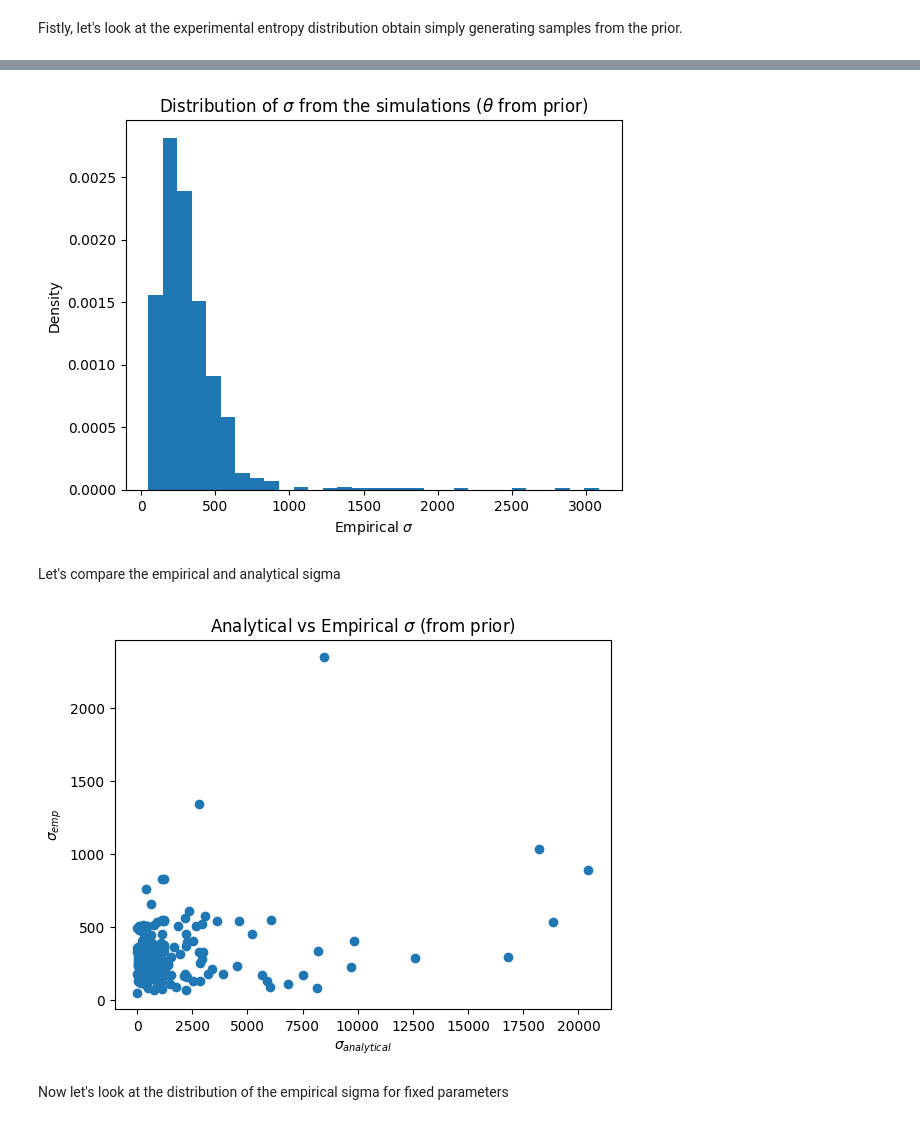
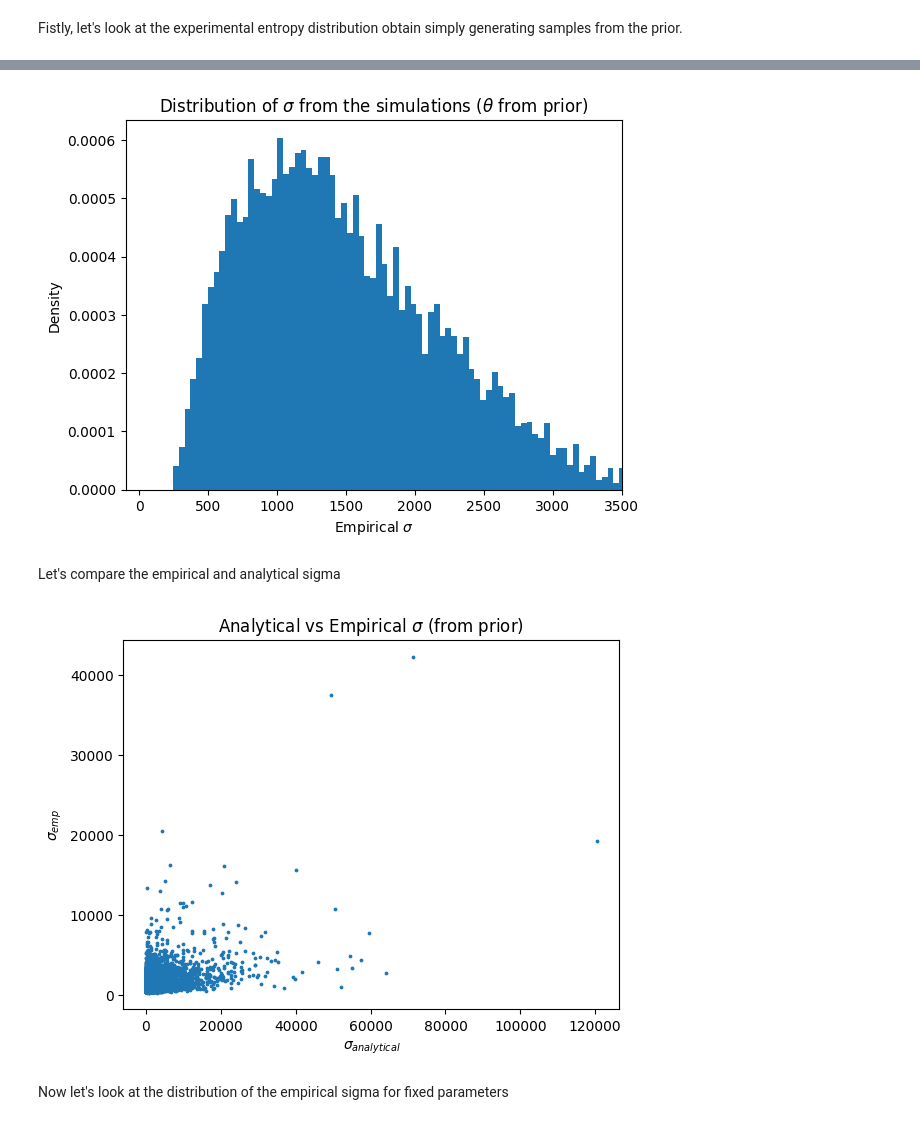
Before and after one commit to jacopocarotenuto/SBI_RedBloodCells, a Jupyter notebook: results.ipynb, the cells around one changed output, grey strips where cells are left out. Saved outputs shown, nothing was run; the diff lists cells and outputs as text; code cells hidden in the pictures.

Commit message:
some statistical data

```diff
--- a/results.ipynb
+++ b/results.ipynb
@@ -433,0 +432,26 @@ Wall time: 7min 29s
+# %%
+%%time
+# Compute the obtained entropy production priors, individually for each simulation
+emp_sigma_from_prior = np.array([])
+sigma_from_prior = np.array([])
+
+n_sim = int(1e4)
+n_batch = int(1e2)
+
+print("Computing %d simulations in %d batches" % (n_batch*(n_sim//n_batch), n_sim//n_batch))
+for i in tqdm(range(n_sim//n_batch)):
+    # Simulate the dynamics
+    theta, theta_torch, prior_box = get_theta_from_prior(prior_limits, n_batch)
+    x_trace, f_trace, y_trace = Simulator_noGPU(dt, DeltaT, TotalT, n_batch, theta)
+
+    # Compute the empirical entropy production
+    _, _, _, emp_sigma_vec = compute_entropy_production(x_trace, y_trace, f_trace, theta, n_batch)
+    emp_sigma_from_prior = np.concatenate((emp_sigma_from_prior, emp_sigma_vec))
+
+    # Compute the analytical entropy production
+    sigma_vec, _ = compute_entropy_2(theta, n_batch)
+    sigma_from_prior = np.concatenate((sigma_from_prior, sigma_vec))
+
+    # Clear the memory (for safety)
+    #del theta, theta_torch, prior_box, x_trace, f_trace, y_trace
+    #del emp_sigma_vec, sigma_vec
@@ -434,19 +462,36 @@ Wall time: 7min 29s
+# %%
+action = "load"
+
+if action == "save":
+    with open("data/sigma_from_prior.pkl", 'wb') as f:
+        pickle.dump(sigma_from_prior, f)
+
+    with open("data/emp_sigma_from_prior.pkl", 'wb') as f:
+        pickle.dump(emp_sigma_from_prior, f)
+
+if action == "load":
+    with open("data/sigma_from_prior.pkl", 'rb') as f:
+        sigma_from_prior = pickle.load(f)
+
+    with open("data/emp_sigma_from_prior.pkl", 'rb') as f:
+        emp_sigma_from_prior = pickle.load(f)
 # %%
-plt.hist(emp_sigma_from_prior, bins=int(np.sqrt(n_sim)), density=True)
+plt.hist(emp_sigma_from_prior, bins=int(1e3), density=True)
+plt.xlim(-100, 3500)
 plt.xlabel(r"Empirical $\sigma$")
 plt.ylabel("Density")
 plt.title(r"Distribution of $\sigma$ from the simulations ($\theta$ from prior)");
 # %% [output]
-[figure, old version]
+[figure, new version]
 # %% [markdown]
 Let's compare the empirical and analytical sigma
 # %%
-plt.scatter(sigma_from_prior, emp_sigma_from_prior)
+plt.scatter(sigma_from_prior, emp_sigma_from_prior, s=3)
 plt.xlabel(r"$\sigma_{analytical}$")
 plt.ylabel(r"$\sigma_{emp}$")
 plt.title("Analytical vs Empirical $\sigma$ (from prior)");
 # %% [output]
-[figure, old version]
+[figure, new version]
 # %% [markdown]
 Now let's look at the distribution of the empirical sigma for fixed parameters
 # %%
```
Also changed, not shown: parts of 10 cells of this notebook, 4 other files.
